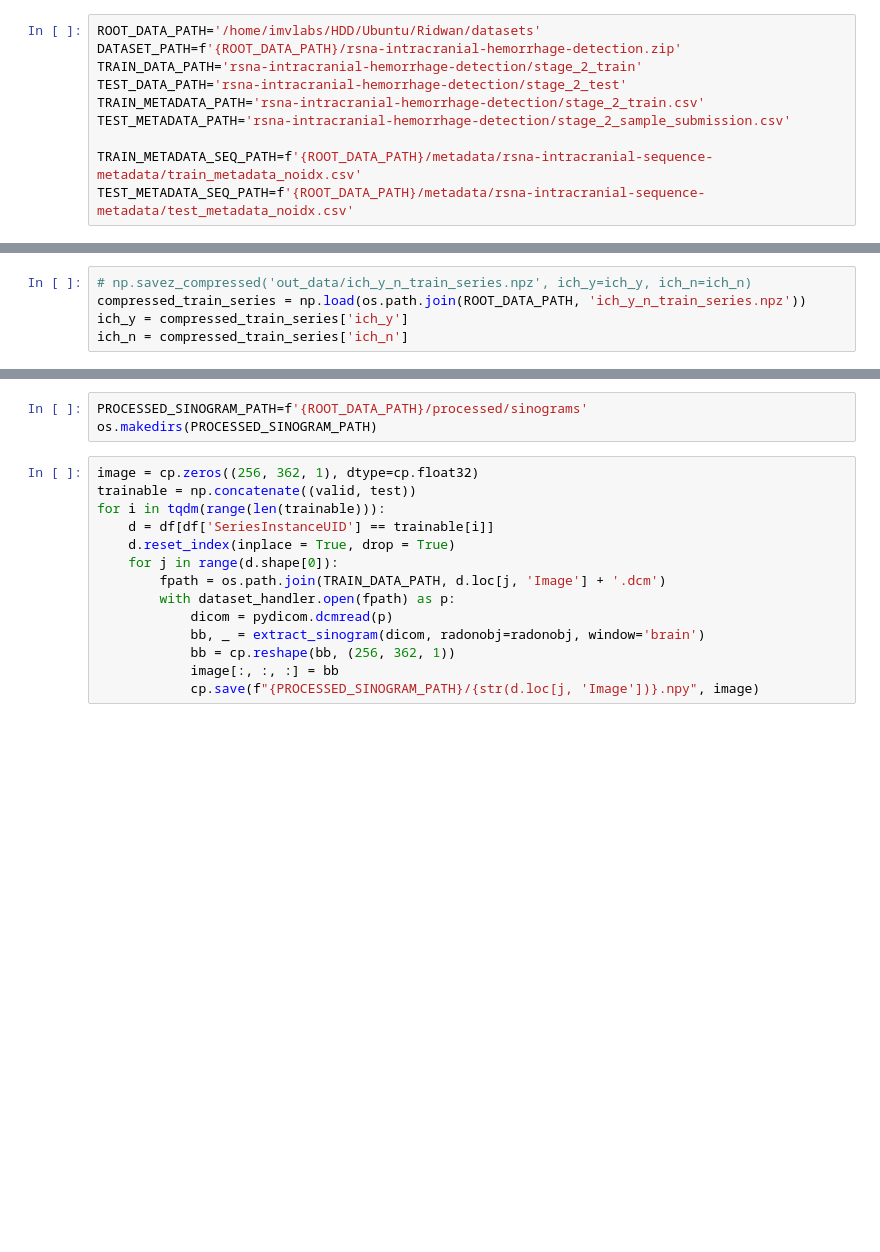
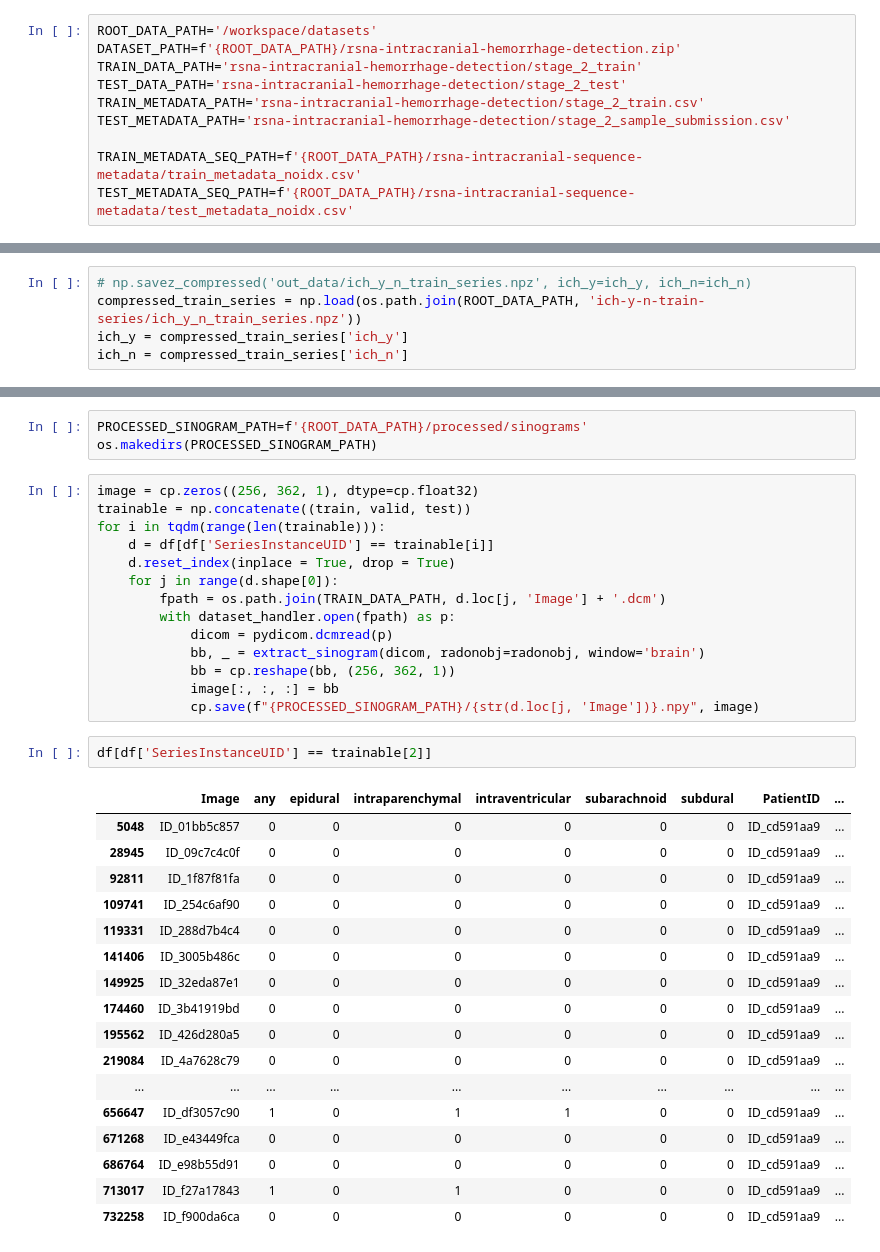
Before and after one commit to rtanx/ich-classification, a Jupyter notebook: main.ipynb, the cells around one changed output, grey strips where cells are left out. Cells and saved outputs as stored; diff of their text form; blank space fills up the shorter version.

```diff
--- a/main.ipynb
+++ b/main.ipynb
@@ -50,15 +50,15 @@ import cupyx.scipy.ndimage
 
 from typing import Union
 # %%
-ROOT_DATA_PATH='/home/imvlabs/HDD/Ubuntu/Ridwan/datasets'
+ROOT_DATA_PATH='/workspace/datasets'
 DATASET_PATH=f'{ROOT_DATA_PATH}/rsna-intracranial-hemorrhage-detection.zip'
 TRAIN_DATA_PATH='rsna-intracranial-hemorrhage-detection/stage_2_train'
 TEST_DATA_PATH='rsna-intracranial-hemorrhage-detection/stage_2_test'
 TRAIN_METADATA_PATH='rsna-intracranial-hemorrhage-detection/stage_2_train.csv'
 TEST_METADATA_PATH='rsna-intracranial-hemorrhage-detection/stage_2_sample_submission.csv'
 
-TRAIN_METADATA_SEQ_PATH=f'{ROOT_DATA_PATH}/metadata/rsna-intracranial-sequence-metadata/train_metadata_noidx.csv'
-TEST_METADATA_SEQ_PATH=f'{ROOT_DATA_PATH}/metadata/rsna-intracranial-sequence-metadata/test_metadata_noidx.csv'
+TRAIN_METADATA_SEQ_PATH=f'{ROOT_DATA_PATH}/rsna-intracranial-sequence-metadata/train_metadata_noidx.csv'
+TEST_METADATA_SEQ_PATH=f'{ROOT_DATA_PATH}/rsna-intracranial-sequence-metadata/test_metadata_noidx.csv'
 # %%
 torch_device_target = 'cpu'
 if cuda.is_available():
@@ -359,7 +359,7 @@ array(['ID_b007382b3d', 'ID_f812e5820a', 'ID_30d7563bac', ...,
 # os.makedirs('out_data')
 # %%
 # np.savez_compressed('out_data/ich_y_n_train_series.npz', ich_y=ich_y, ich_n=ich_n)
-compressed_train_series = np.load(os.path.join(ROOT_DATA_PATH, 'ich_y_n_train_series.npz'))
+compressed_train_series = np.load(os.path.join(ROOT_DATA_PATH, 'ich-y-n-train-series/ich_y_n_train_series.npz'))
 ich_y = compressed_train_series['ich_y']
 ich_n = compressed_train_series['ich_n']
 # %%
@@ -408,7 +408,7 @@ PROCESSED_SINOGRAM_PATH=f'{ROOT_DATA_PATH}/processed/sinograms'
 os.makedirs(PROCESSED_SINOGRAM_PATH)
 # %%
 image = cp.zeros((256, 362, 1), dtype=cp.float32)
-trainable = np.concatenate((valid, test))
+trainable = np.concatenate((train, valid, test))
 for i in tqdm(range(len(trainable))):
     d = df[df['SeriesInstanceUID'] == trainable[i]]
     d.reset_index(inplace = True, drop = True)
@@ -420,3 +420,23 @@ for i in tqdm(range(len(trainable))):
             bb = cp.reshape(bb, (256, 362, 1))
             image[:, :, :] = bb
             cp.save(f"{PROCESSED_SINOGRAM_PATH}/{str(d.loc[j, 'Image'])}.npy", image)
+# %%
+df[df['SeriesInstanceUID'] == trainable[2]]
+# %% [output]
+|  | Image | any | epidural | intraparenchymal | intraventricular | subarachnoid | subdural | PatientID | ... |
+| 5048 | ID_01bb5c857 | 0 | 0 | 0 | 0 | 0 | 0 | ID_cd591aa9 | ... |
+| 28945 | ID_09c7c4c0f | 0 | 0 | 0 | 0 | 0 | 0 | ID_cd591aa9 | ... |
+| 92811 | ID_1f87f81fa | 0 | 0 | 0 | 0 | 0 | 0 | ID_cd591aa9 | ... |
+| 109741 | ID_254c6af90 | 0 | 0 | 0 | 0 | 0 | 0 | ID_cd591aa9 | ... |
+| 119331 | ID_288d7b4c4 | 0 | 0 | 0 | 0 | 0 | 0 | ID_cd591aa9 | ... |
+| 141406 | ID_3005b486c | 0 | 0 | 0 | 0 | 0 | 0 | ID_cd591aa9 | ... |
+| 149925 | ID_32eda87e1 | 0 | 0 | 0 | 0 | 0 | 0 | ID_cd591aa9 | ... |
+| 174460 | ID_3b41919bd | 0 | 0 | 0 | 0 | 0 | 0 | ID_cd591aa9 | ... |
+| 195562 | ID_426d280a5 | 0 | 0 | 0 | 0 | 0 | 0 | ID_cd591aa9 | ... |
+| 219084 | ID_4a7628c79 | 0 | 0 | 0 | 0 | 0 | 0 | ID_cd591aa9 | ... |
+| ... | ... | ... | ... | ... | ... | ... | ... | ... | ... |
+| 656647 | ID_df3057c90 | 1 | 0 | 1 | 1 | 0 | 0 | ID_cd591aa9 | ... |
+| 671268 | ID_e43449fca | 0 | 0 | 0 | 0 | 0 | 0 | ID_cd591aa9 | ... |
+| 686764 | ID_e98b55d91 | 0 | 0 | 0 | 0 | 0 | 0 | ID_cd591aa9 | ... |
+| 713017 | ID_f27a17843 | 1 | 0 | 1 | 0 | 0 | 0 | ID_cd591aa9 | ... |
+| 732258 | ID_f900da6ca | 0 | 0 | 0 | 0 | 0 | 0 | ID_cd591aa9 | ... |
```
Also changed, not shown: parts of 6 cells of this notebook, 1 other file.
